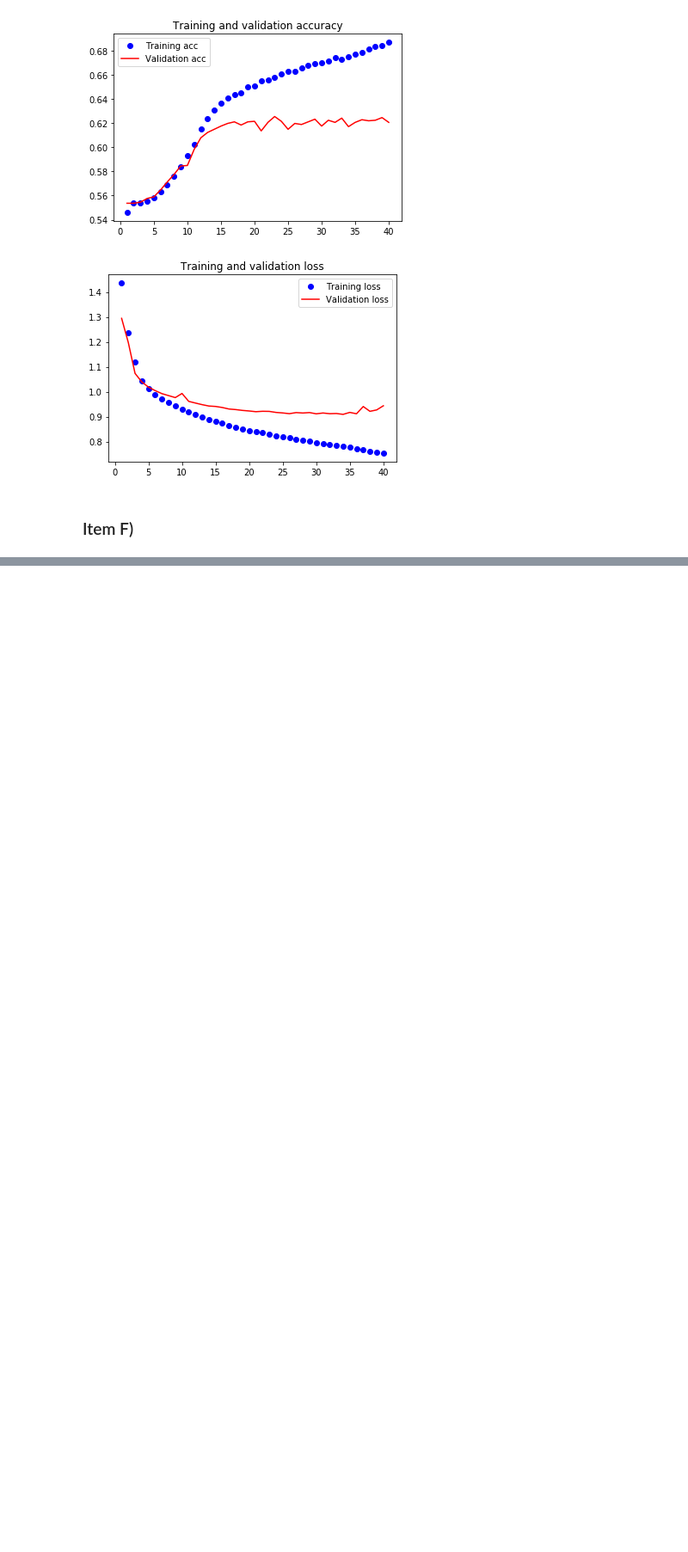
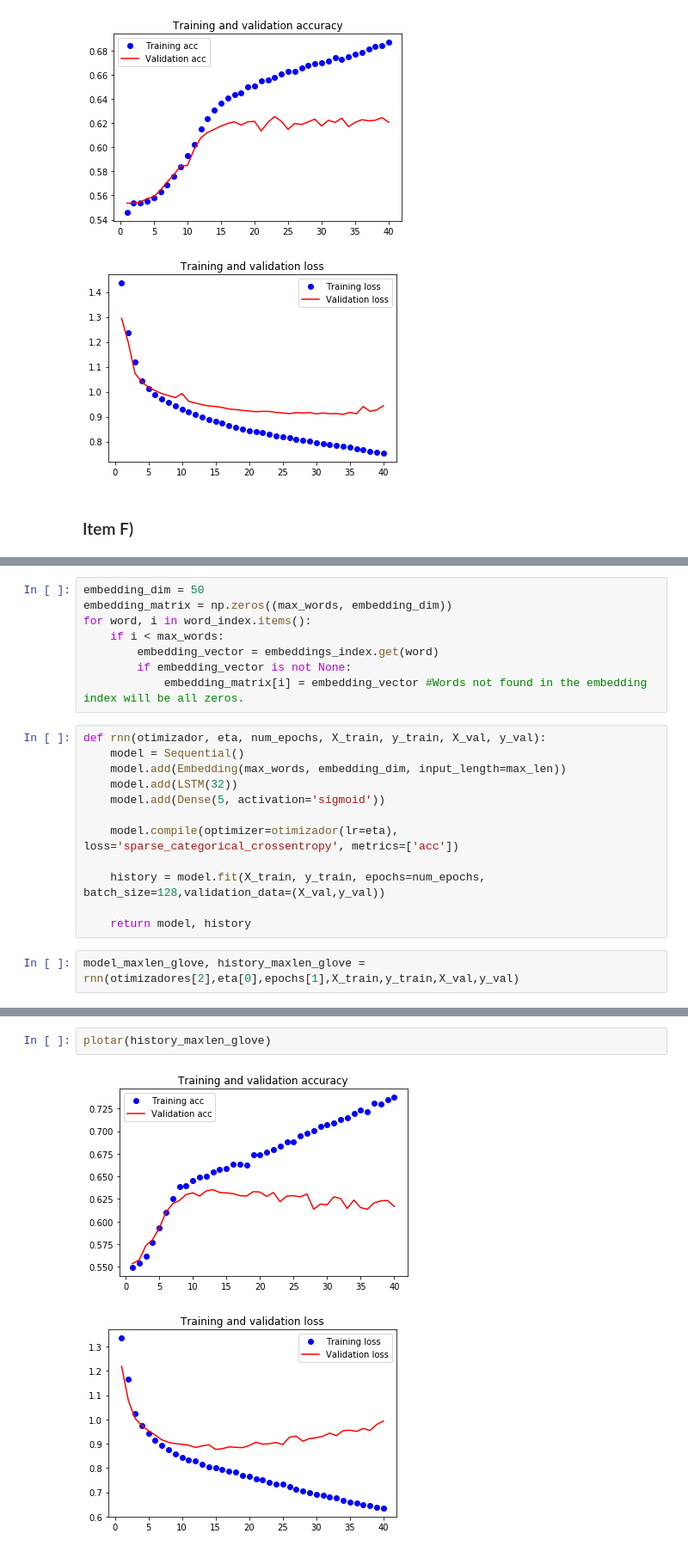
Before and after one commit to viniciusteix/topics-3, a Jupyter notebook: prova2/Prova-q1.ipynb, the cells around one changed output, grey strips where cells are left out. Shown at 86% size. Cells and saved outputs as stored; diff of their text form; blank space fills up the shorter version.

```diff
--- a/prova2/Prova.ipynb
+++ b/prova2/Prova-q1.ipynb
@@ -452,0 +625,22 @@ plotar(history_reduzido)
+# %%
+embedding_dim = 50
+embedding_matrix = np.zeros((max_words, embedding_dim))
+for word, i in word_index.items():
+    if i < max_words:
+        embedding_vector = embeddings_index.get(word)
+        if embedding_vector is not None:
+            embedding_matrix[i] = embedding_vector #Words not found in the embedding index will be all zeros.
+# %%
+def rnn(otimizador, eta, num_epochs, X_train, y_train, X_val, y_val):
+    model = Sequential()
+    model.add(Embedding(max_words, embedding_dim, input_length=max_len))
+    model.add(LSTM(32))
+    model.add(Dense(5, activation='sigmoid'))
+
+    model.compile(optimizer=otimizador(lr=eta), loss='sparse_categorical_crossentropy', metrics=['acc'])
+
+    history = model.fit(X_train, y_train, epochs=num_epochs, batch_size=128,validation_data=(X_val,y_val))
+
+    return model, history
+# %%
+model_maxlen_glove, history_maxlen_glove = rnn(otimizadores[2],eta[0],epochs[1],X_train,y_train,X_val,y_val)
@@ -452,0 +671,5 @@ plotar(history_reduzido)
+# %%
+plotar(history_maxlen_glove)
+# %% [output]
+[figure, added]
+[figure, added]
```
Also changed, not shown: parts of 35 cells of this notebook.
